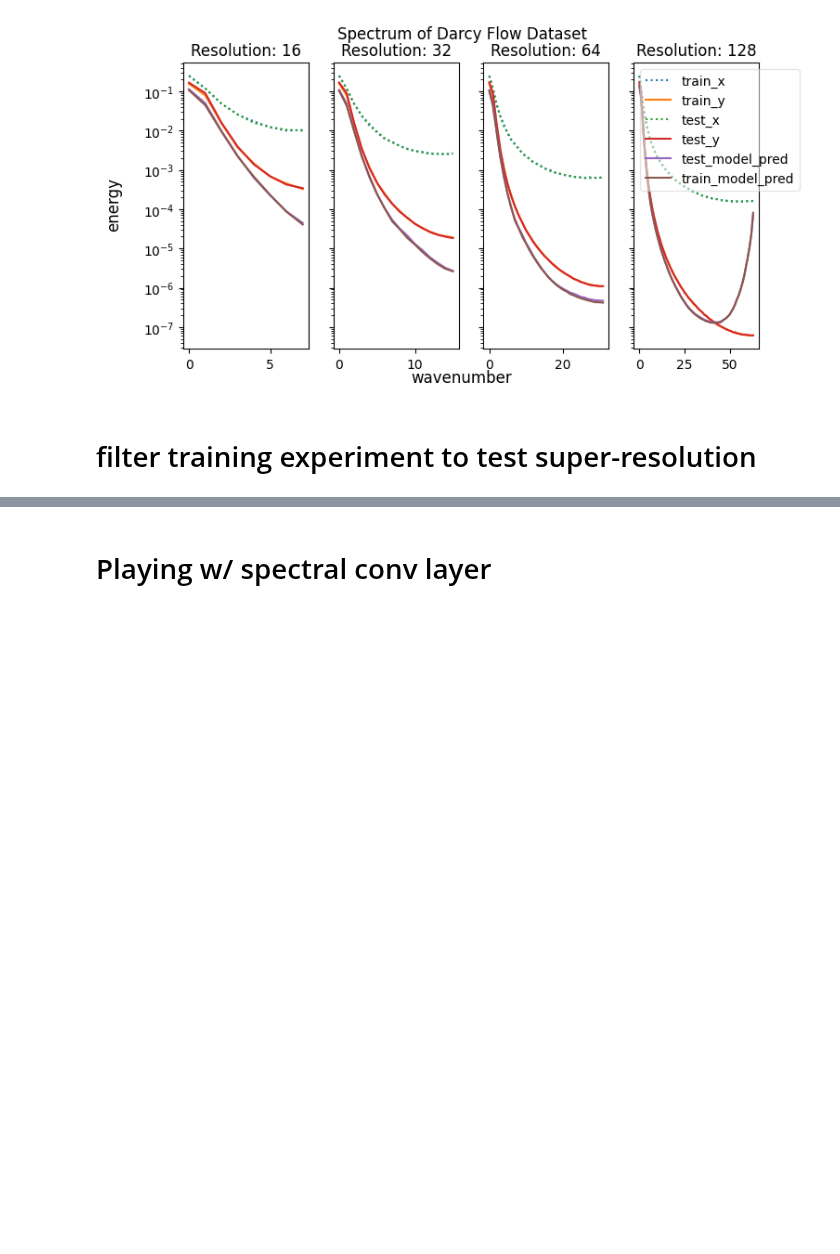
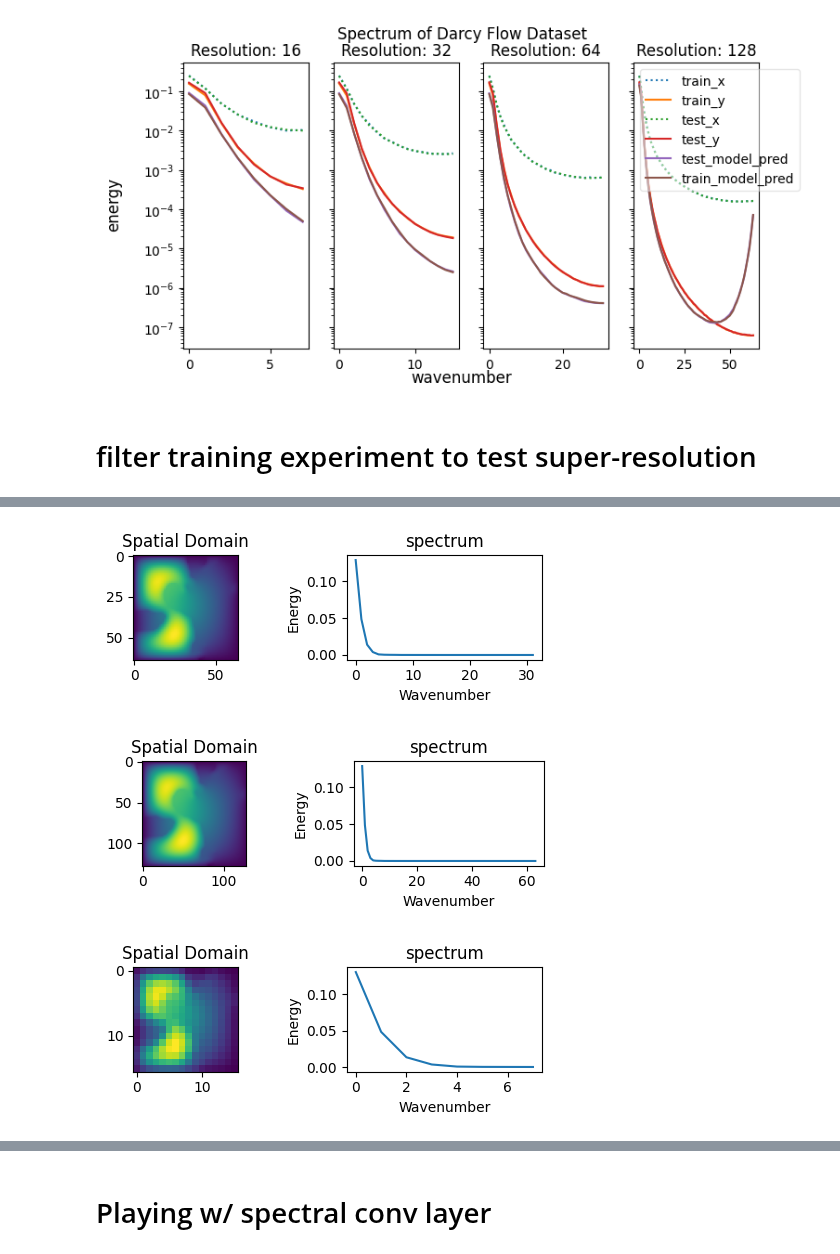
Before and after one commit to msakarvadia/operator_aliasing, a Jupyter notebook: notebooks/activation_function_analysis.ipynb, the cells around one changed output, grey strips where cells are left out. Saved outputs shown, nothing was run; the diff lists cells and outputs as text; code cells hidden in the pictures; blank space fills up the shorter version.

```diff
--- a/notebooks/activation_function_analysis.ipynb
+++ b/notebooks/activation_function_analysis.ipynb
@@ -540,0 +545,22 @@ show_img_and_power_spectrum(
+# %%
+# Regular spectrum
+med_img = med_res_batch['y'][0].squeeze()
+show_img_and_power_spectrum(med_img)
+
+# upsampled spectrum
+upsample_med_batch = f.interpolate(
+    med_res_batch['y'], size=(128, 128), mode='bicubic', antialias=True
+)
+upsample_med_img = upsample_med_batch[0].squeeze()
+show_img_and_power_spectrum(upsample_med_img)
+
+# downsampled spectrum
+downsample_med_batch = f.interpolate(
+    med_res_batch['y'], size=(16, 16), mode='bicubic', antialias=True
+)
+downsample_med_img = downsample_med_batch[0].squeeze()
+show_img_and_power_spectrum(downsample_med_img)
+# %% [output]
+[figure, added]
+[figure, added]
+[figure, added]
```
Also changed, not shown: parts of 6 cells of this notebook.
